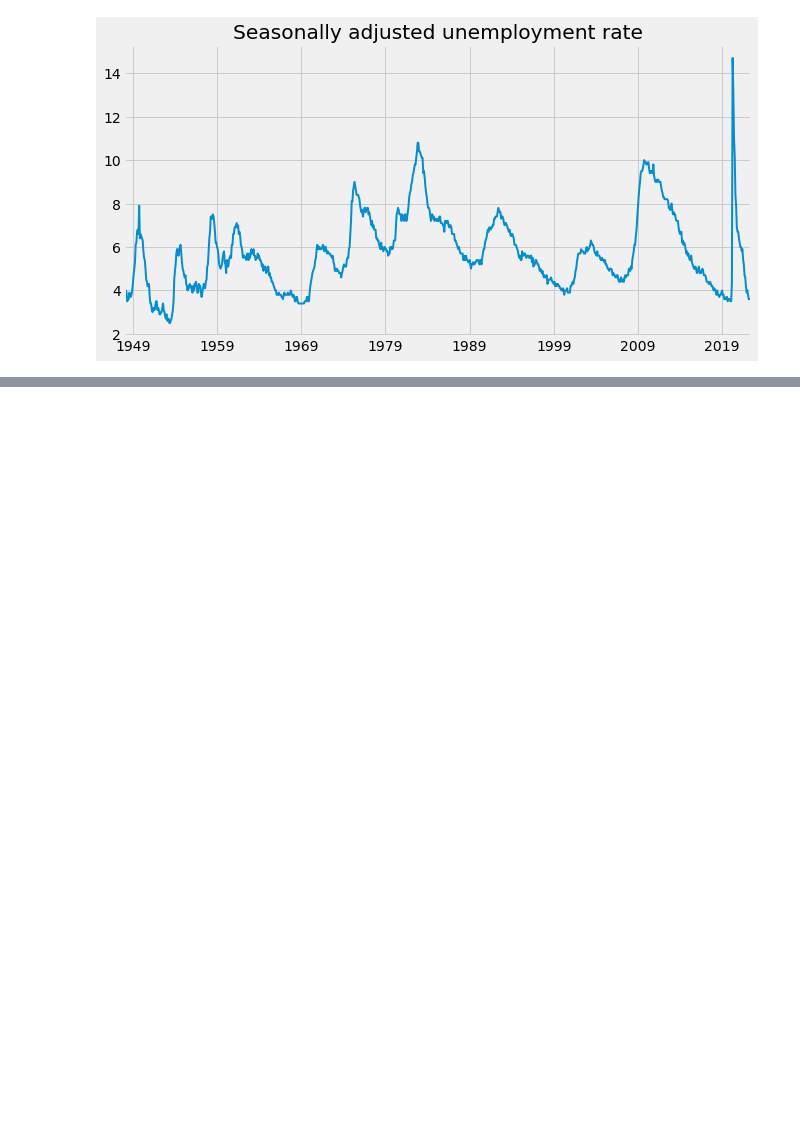
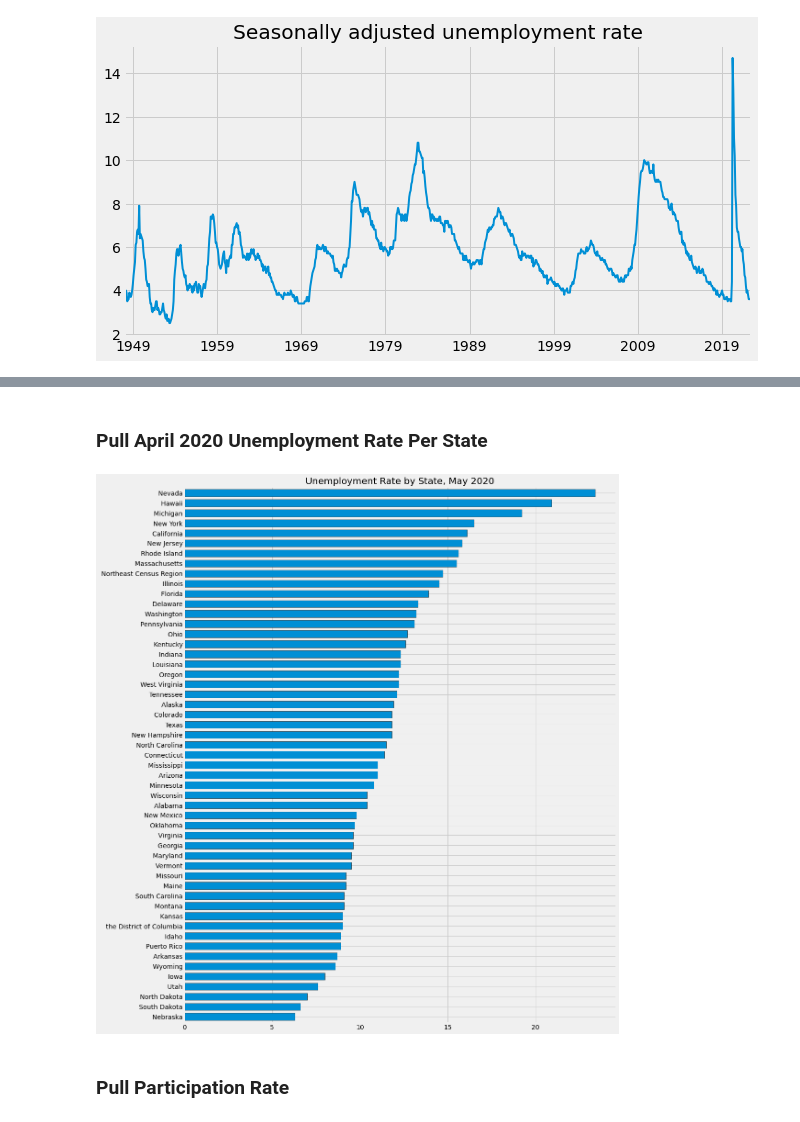
Before and after one commit to seth-z-fry/Economic_Analysis, a Jupyter notebook: EconomicExploration.ipynb, the cells around one changed output, grey strips where cells are left out. Cells and saved outputs as stored; diff of their text form; code cells hidden in the pictures; blank space fills up the shorter version.

Commit message:
Data further cleaned and states added by name

```diff
--- a/EconomicExploration.ipynb
+++ b/EconomicExploration.ipynb
@@ -96,0 +78,11 @@ px.line(unemp_states)
+# %%
+# The names are pulling from the name in the FRED data set
+# since the states that are getting pulled are a little bit hard to read
+
+id_to_state = unemp_df['title'].str.replace('Unemployment Rate in','').to_dict()
+# %%
+#I want to drop some columns that don't belong with the states.
+unemp_states = unemp_states.drop(['CMWRUR','CWSTUR','CSOUUR','CNEWUR','CESCUR'],axis=1)
+# %%
+#Write over column names by using list comprehension
+unemp_states.columns = [id_to_state[c] for c in unemp_states.columns]
@@ -96,0 +92,16 @@ px.line(unemp_states)
+# %% [markdown]
+### Pull April 2020 Unemployment Rate Per State
+# %%
+#There is a pretty sharp increase in rates in 2020, most likely due to covid
+#I would like to follow up with that data
+
+#The data wont pull for me when I try and locate the index for April. There is a
+#Very big difference between Feburary and May, May being larger, so I will pull that index
+
+ax = unemp_states.loc[unemp_states.index == '2020-05-01'].T.sort_values('2020-05-01').plot(kind='barh', figsize=(15, 20), title= "Unemployment Rate by State, May 2020", width = .7, edgecolor = 'black')
+ax.legend().remove()
+plt.show()
+# %% [output]
+[figure, added]
+# %% [markdown]
+### Pull Participation Rate
```
Also changed, not shown: parts of 4 cells of this notebook.
